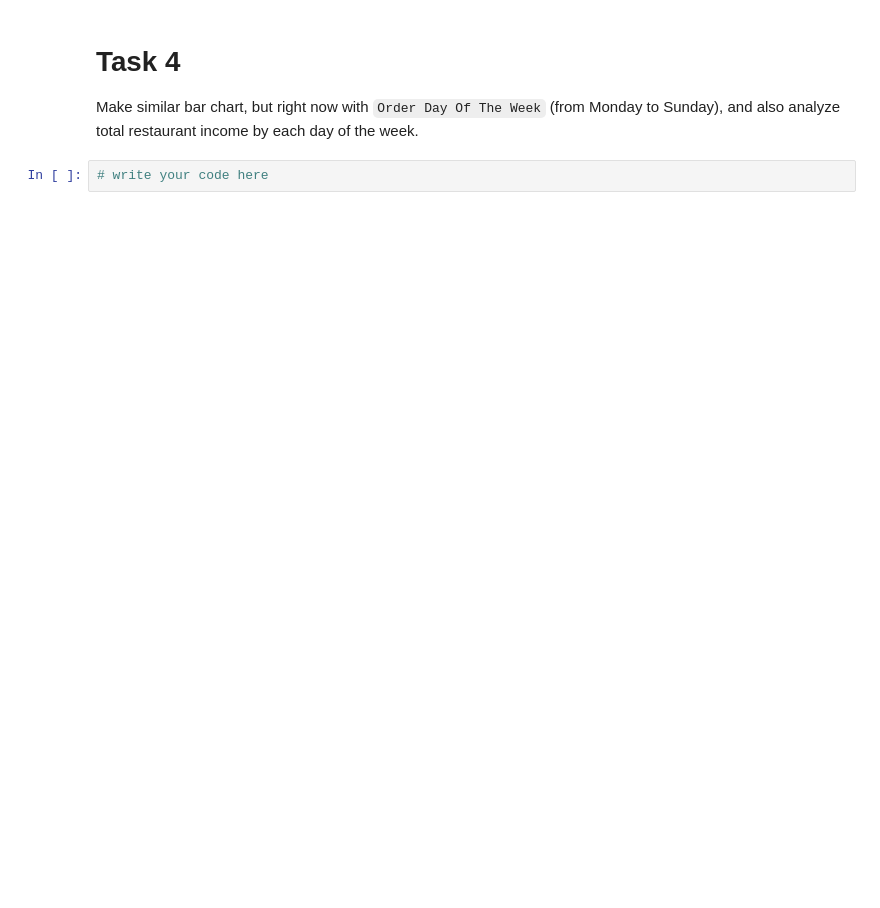
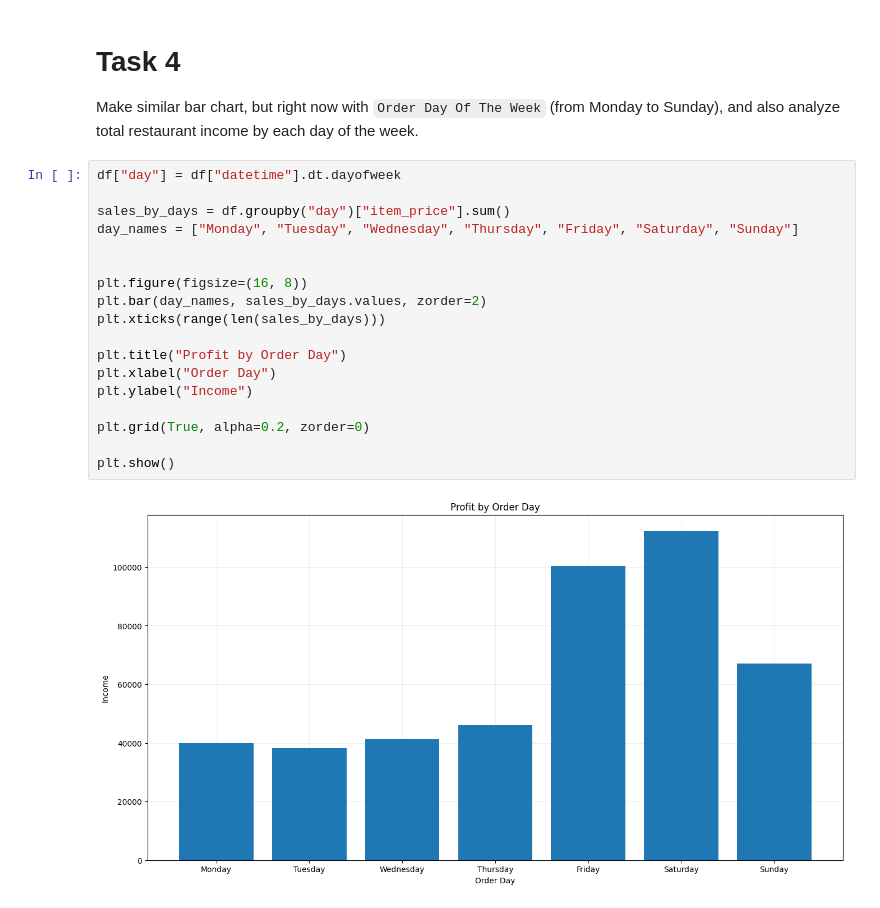
Before and after one commit to mate-academy/py-restaurant-data-analysis, a Jupyter notebook: app/main.ipynb, the cells around one changed output. Saved outputs shown, nothing was run; the diff lists cells and outputs as text; blank space fills up the shorter version.

```diff
--- a/app/main.ipynb
+++ b/app/main.ipynb
@@ -73,5 +87,23 @@ Example:
 # %% [markdown]
 # Task 4
 Make similar bar chart, but right now with `Order Day Of The Week` (from Monday to Sunday), and also analyze total restaurant income by each day of the week.
-# %%
-# write your code here
+# %%
+df["day"] = df["datetime"].dt.dayofweek
+
+sales_by_days = df.groupby("day")["item_price"].sum()
+day_names = ["Monday", "Tuesday", "Wednesday", "Thursday", "Friday", "Saturday", "Sunday"]
+
+
+plt.figure(figsize=(16, 8))
+plt.bar(day_names, sales_by_days.values, zorder=2)
+plt.xticks(range(len(sales_by_days)))
+
+plt.title("Profit by Order Day")
+plt.xlabel("Order Day")
+plt.ylabel("Income")
+
+plt.grid(True, alpha=0.2, zorder=0)
+
+plt.show()
+# %% [output]
+[figure, added]
```
Also changed, not shown: parts of 4 cells of this notebook.
